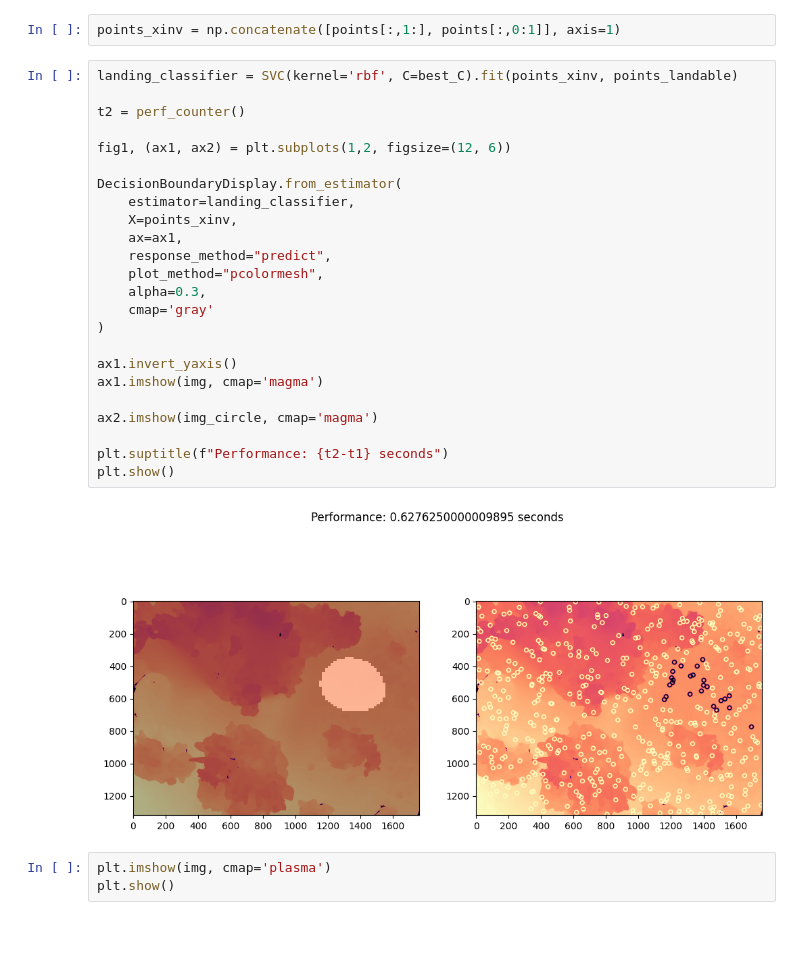
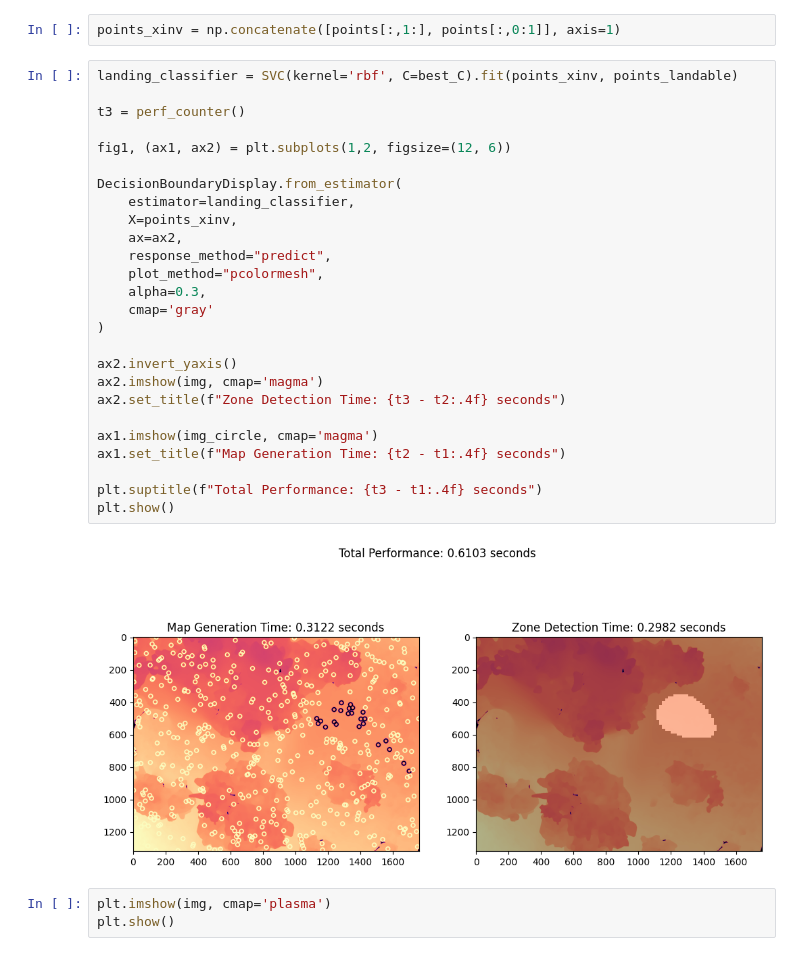
Before and after one commit to roboticsclubiitt/Drones_Interest_Group, a Jupyter notebook: D-5 Autonomous Security Drone/Emergency Landing System/landing_zone.ipynb, the cells around one changed output. Cells and saved outputs as stored; diff of their text form.

```diff
--- a/D-5 Autonomous Security Drone/Emergency Landing System/landing_zone.ipynb
+++ b/D-5 Autonomous Security Drone/Emergency Landing System/landing_zone.ipynb
@@ -94,29 +96,31 @@ points_xinv = np.concatenate([points[:,1:], points[:,0:1]], axis=1)
 # %%
 landing_classifier = SVC(kernel='rbf', C=best_C).fit(points_xinv, points_landable)
 
-t2 = perf_counter()
+t3 = perf_counter()
 
 fig1, (ax1, ax2) = plt.subplots(1,2, figsize=(12, 6))
 
 DecisionBoundaryDisplay.from_estimator(
     estimator=landing_classifier,
     X=points_xinv,
-    ax=ax1,
+    ax=ax2,
     response_method="predict",
     plot_method="pcolormesh",
     alpha=0.3,
     cmap='gray'
 )
 
-ax1.invert_yaxis()
-ax1.imshow(img, cmap='magma')
+ax2.invert_yaxis()
+ax2.imshow(img, cmap='magma')
+ax2.set_title(f"Zone Detection Time: {t3 - t2:.4f} seconds")
 
-ax2.imshow(img_circle, cmap='magma')
+ax1.imshow(img_circle, cmap='magma')
+ax1.set_title(f"Map Generation Time: {t2 - t1:.4f} seconds")
 
-plt.suptitle(f"Performance: {t2-t1} seconds")
+plt.suptitle(f"Total Performance: {t3 - t1:.4f} seconds")
 plt.show()
 # %% [output]
-[figure, old version]
+[figure, new version]
 # %%
 plt.imshow(img, cmap='plasma')
 plt.show()
```
Also changed, not shown: parts of 2 cells of this notebook.
